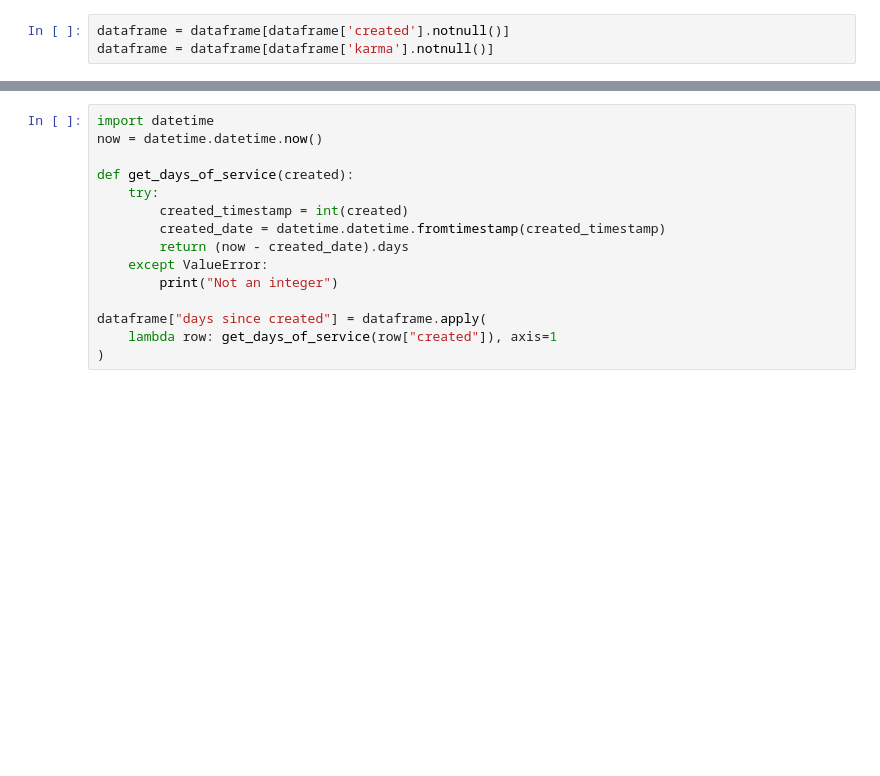
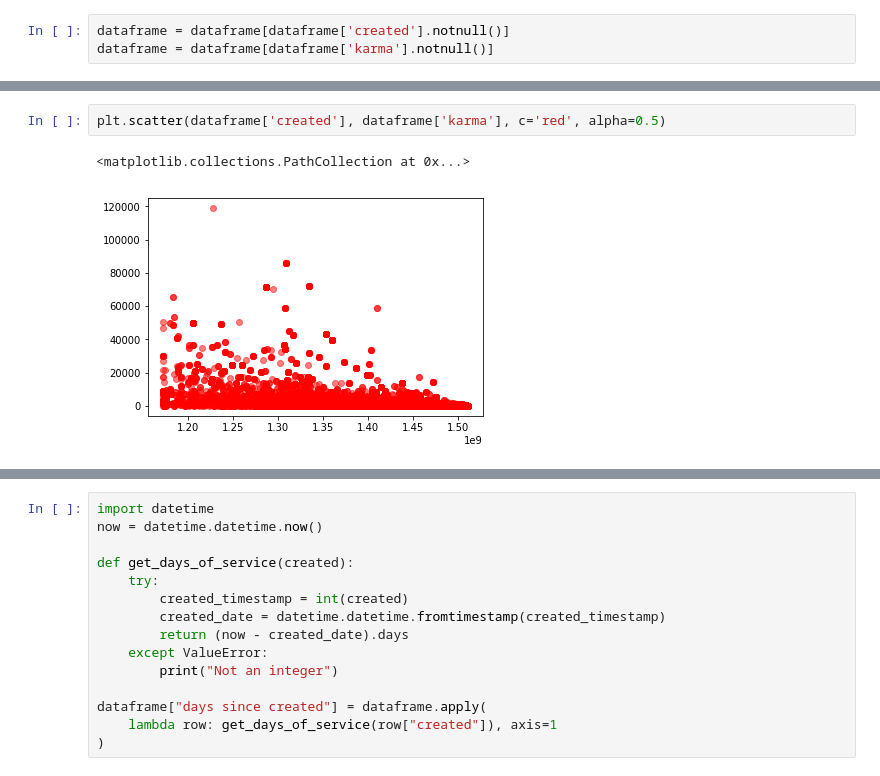
Before and after one commit to lakridserne/PowerSmiling, a Jupyter notebook: assignment_6/Assignment 6.ipynb, the cells around one changed output, grey strips where cells are left out. Drawn from its saved outputs; the diff is of its cells as text; blank space fills up the shorter version.

```diff
--- a/assignment_6/Assignment 6.ipynb
+++ b/assignment_6/Assignment 6.ipynb
@@ -26,0 +32,5 @@ dataframe = dataframe[dataframe['karma'].notnull()]
+# %%
+plt.scatter(dataframe['created'], dataframe['karma'], c='red', alpha=0.5)
+# %% [output]
+<matplotlib.collections.PathCollection at 0x...>
+[figure, added]
```
Also changed, not shown: parts of 39 cells of this notebook.
